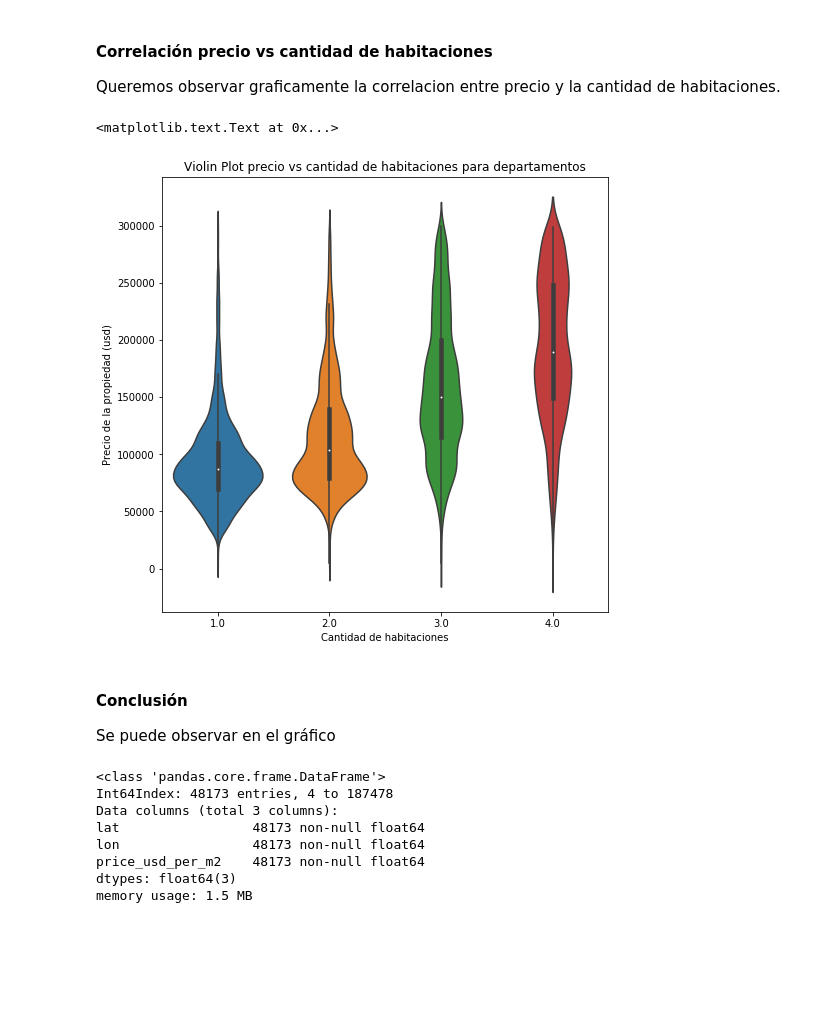
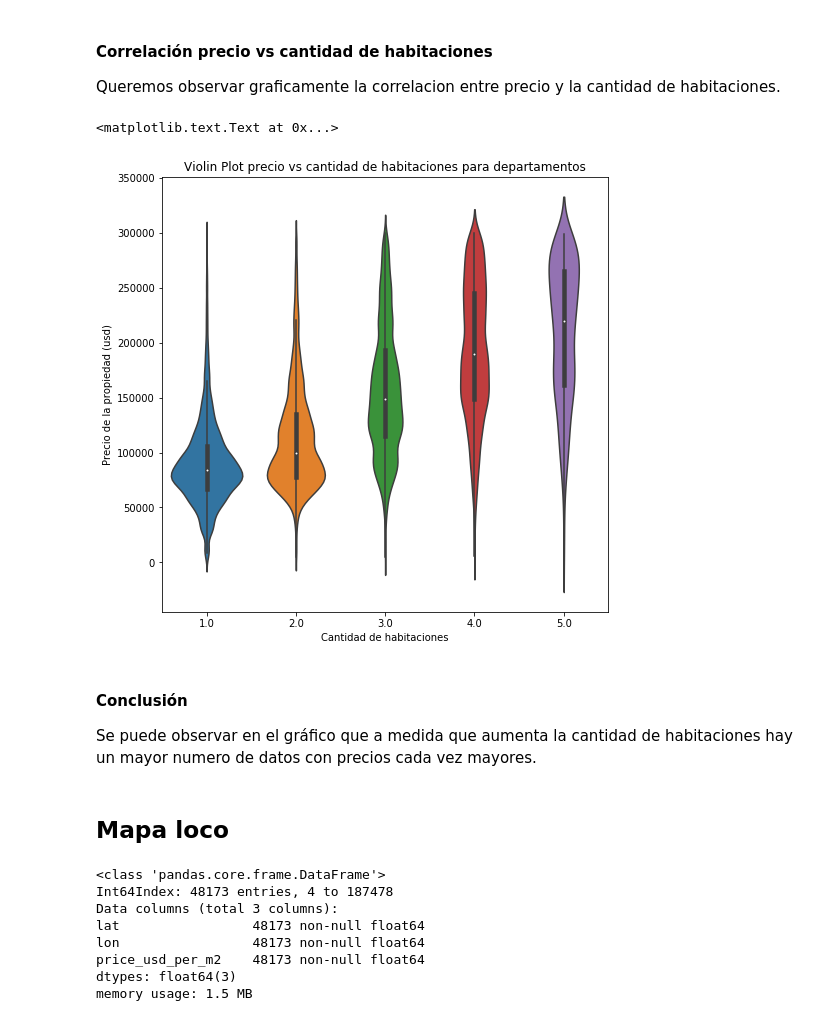
Before and after one commit to LucianoGiannotti/ProperatiDatosTP, a Jupyter notebook: Depuracion de datos.ipynb, the cells around one changed output. Saved outputs shown, nothing was run; the diff lists cells and outputs as text; code cells hidden in the pictures; blank space fills up the shorter version.

Commit message:
cambio set de datos y mas correlacion

```diff
--- a/Depuracion de datos.ipynb
+++ b/Depuracion de datos.ipynb
@@ -10,7 +10,7 @@ import gmaps
 import math
 %matplotlib inline
 # %%
-data = pd.read_csv('data/properati-AR-2017-08-01-properties-sell.csv')
+data = pd.read_csv('data/properati-merge2017-2016-2015-SOLOSIX.csv')
 # %%
 data.rename(columns={'lat-lon':'lat_lon'}, inplace=True)
 data.columns
@@ -637,18 +633,20 @@ Algo
 Queremos observar graficamente la correlacion entre precio y la cantidad de habitaciones.
 # %%
 #Filtramos los datos para hacer al grafico apreciable
-aux = apartments.loc[(apartments['rooms'] > 0)&(apartments['rooms'] < 5) &(apartments['price_aprox_usd'] < 300000),['rooms', 'price_aprox_usd']]
+aux = apartments.loc[(apartments['rooms'] > 0)&(apartments['rooms'] <= 5) &(apartments['price_aprox_usd'] < 300000),['rooms', 'price_aprox_usd']]
 fig = plt.figure(figsize=(8,8))
 sns.violinplot(x='rooms', y='price_aprox_usd', data=aux)
 plt.title(u"Violin Plot precio vs cantidad de habitaciones para departamentos")
 plt.xlabel("Cantidad de habitaciones")
 plt.ylabel("Precio de la propiedad (usd)")
 # %% [output]
 <matplotlib.text.Text at 0x...>
-[figure, old version]
+[figure, new version]
-# %% [markdown]
-#### Conclusión
-Se puede observar en el gráfico
+# %% [markdown]
+#### Conclusión
+Se puede observar en el gráfico que a medida que aumenta la cantidad de habitaciones hay un mayor numero de datos con precios cada vez mayores.
+# %% [markdown]
+## Mapa loco
 # %%
 gmaps.configure(api_key=" AIzaSyB3D8JcqP_y9YeIRc4Y4e-Dyo7R_9clBNM")
 # %%
```
Also changed, not shown: parts of 34 cells of this notebook.
